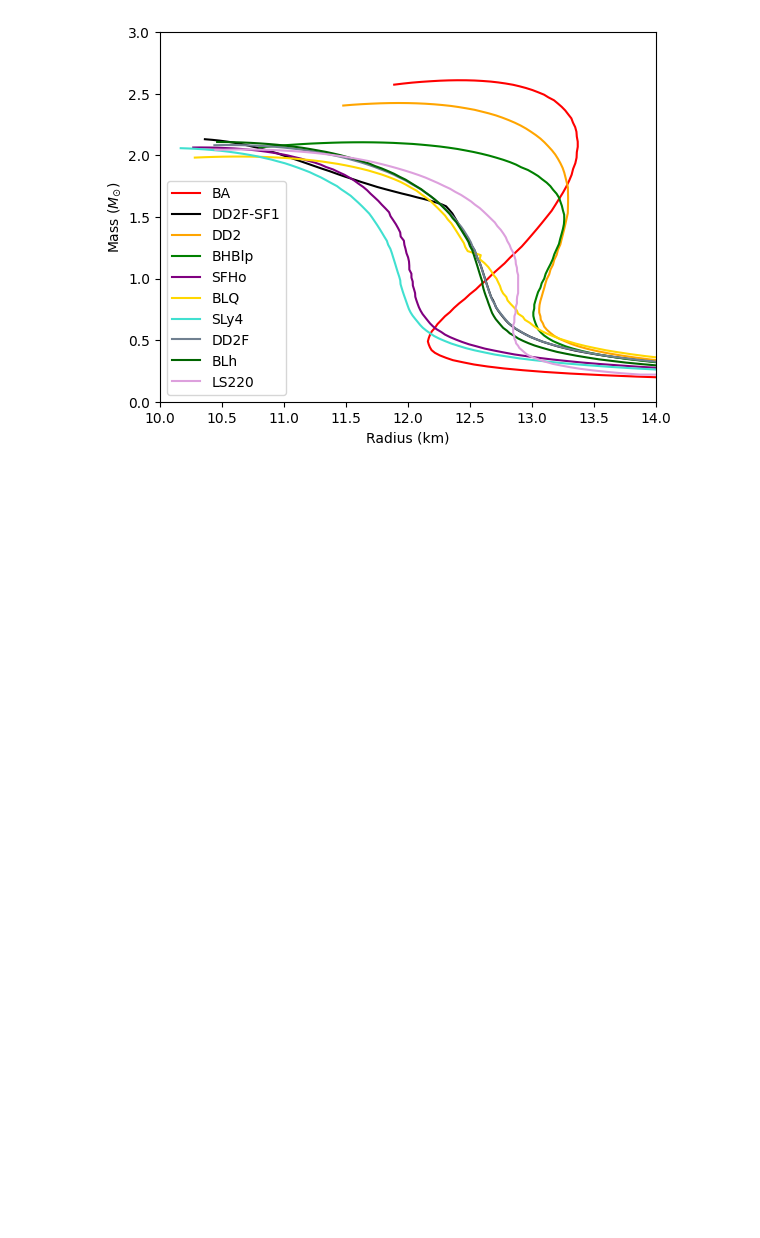
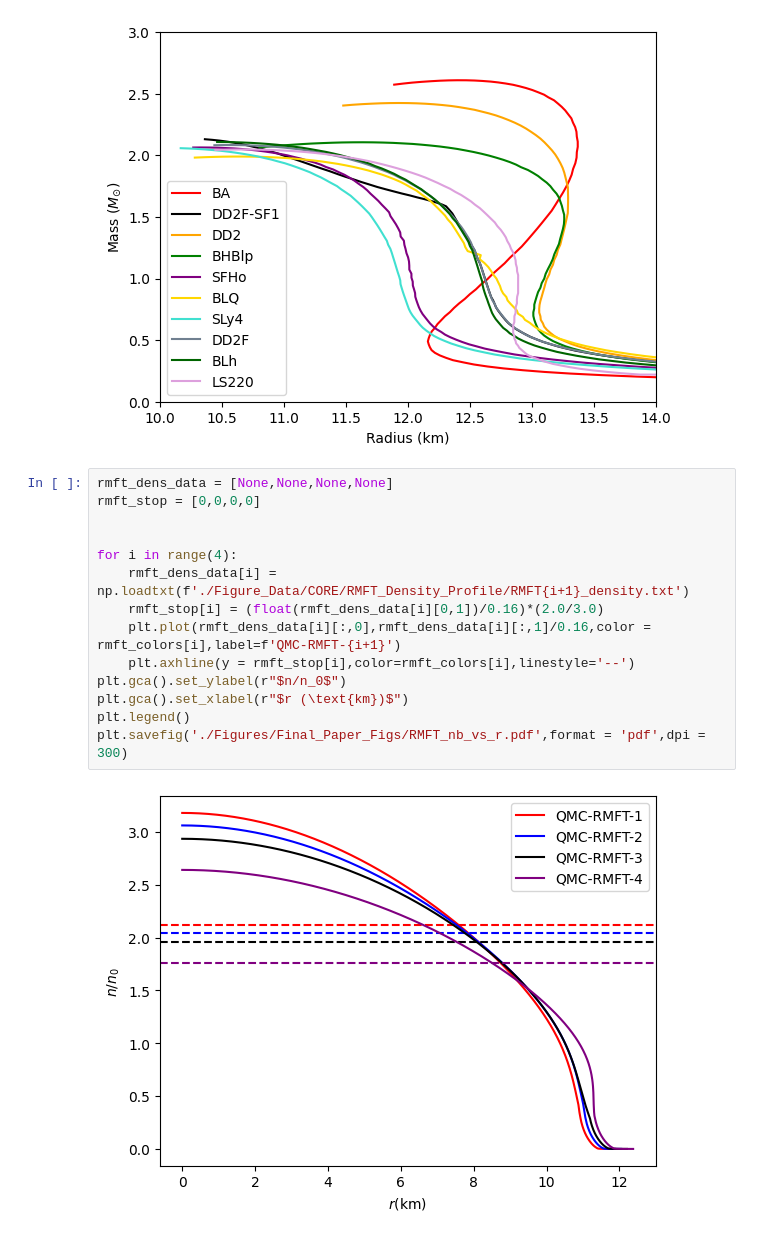
Before and after one commit to astro-man98/High_Density_Sound_Speed, a Jupyter notebook: CORE_FIgures.ipynb, the cells around one changed output. Saved outputs shown, nothing was run; the diff lists cells and outputs as text; blank space fills up the shorter version.

Commit message:
Added figures for CORE DB section

```diff
--- a/CORE_FIgures.ipynb
+++ b/CORE_FIgures.ipynb
@@ -33,4 +35,20 @@ plt.gca().set_ylabel(r'Mass ($M_{\odot}$)')
 # %% [output]
 Text(0, 0.5, 'Mass ($M_{\\odot}$)')
 [figure]
+# %%
+rmft_dens_data = [None,None,None,None]
+rmft_stop = [0,0,0,0]
+
+
+for i in range(4):
+    rmft_dens_data[i] = np.loadtxt(f'./Figure_Data/CORE/RMFT_Density_Profile/RMFT{i+1}_density.txt')
+    rmft_stop[i] = (float(rmft_dens_data[i][0,1])/0.16)*(2.0/3.0)
+    plt.plot(rmft_dens_data[i][:,0],rmft_dens_data[i][:,1]/0.16,color = rmft_colors[i],label=f'QMC-RMFT-{i+1}')
+    plt.axhline(y = rmft_stop[i],color=rmft_colors[i],linestyle='--')
+plt.gca().set_ylabel(r"$n/n_0$")
+plt.gca().set_xlabel(r"$r (\text{km})$")
+plt.legend()
+plt.savefig('./Figures/Final_Paper_Figs/RMFT_nb_vs_r.pdf',format = 'pdf',dpi = 300)
+# %% [output]
+[figure, added]
 # %%
```
Also changed, not shown: parts of 2 cells of this notebook, 6 other files.
